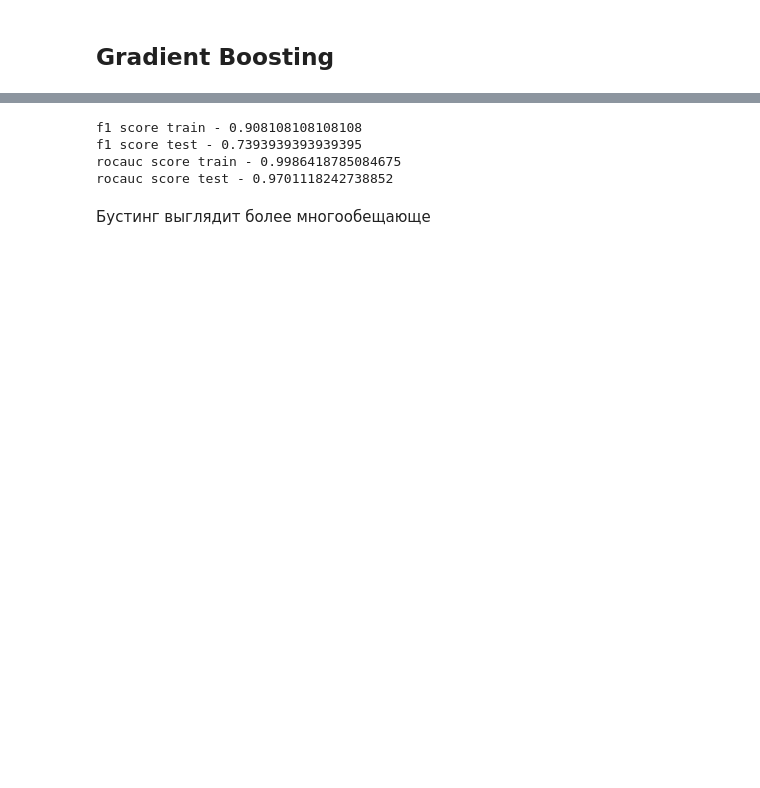
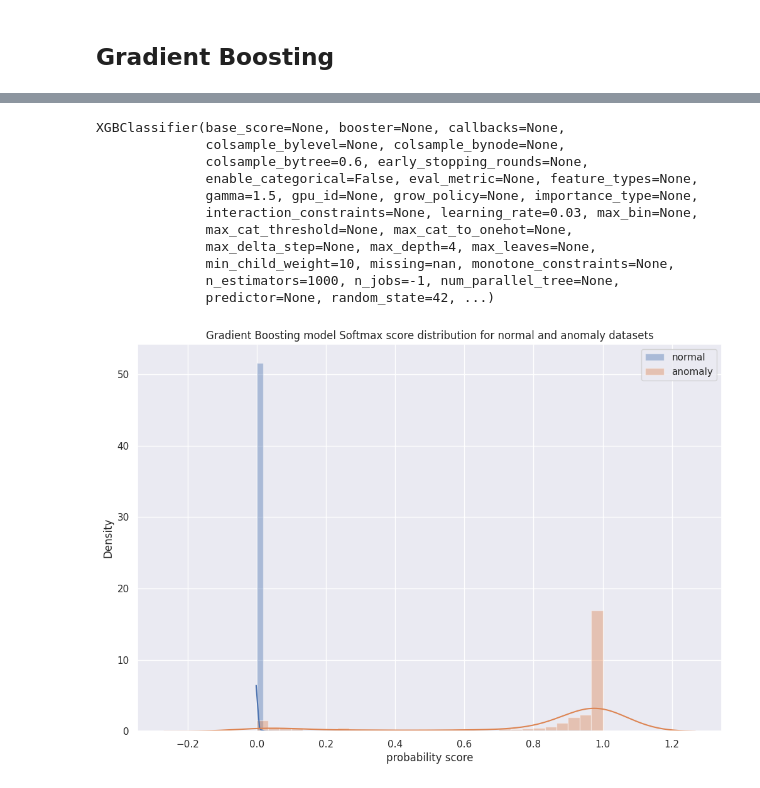
Before and after one commit to nokiroki/Coursework_copy, a Jupyter notebook: notebooks/linear_model.ipynb, the cells around one changed output, grey strips where cells are left out. Drawn from its saved outputs; the diff is of its cells as text; code cells hidden in the pictures; blank space fills up the shorter version.

```diff
--- a/notebooks/linear_model.ipynb
+++ b/notebooks/linear_model.ipynb
@@ -512,12 +592,36 @@ xgb = XGBClassifier(
     random_state=random_state
 )
 xgb.fit(data_train, target_train)
-
-print_metrics(xgb, data_train, target_train, data_test, target_test)
 # %% [output]
-f1 score train - 0.908108108108108
-f1 score test - 0.7393939393939395
-rocauc score train - 0.9986418785084675
-rocauc score test - 0.9701118242738852
+XGBClassifier(base_score=None, booster=None, callbacks=None,
+              colsample_bylevel=None, colsample_bynode=None,
+              colsample_bytree=0.6, early_stopping_rounds=None,
+              enable_categorical=False, eval_metric=None, feature_types=None,
+              gamma=1.5, gpu_id=None, grow_policy=None, importance_type=None,
+              interaction_constraints=None, learning_rate=0.03, max_bin=None,
+              max_cat_threshold=None, max_cat_to_onehot=None,
+              max_delta_step=None, max_depth=4, max_leaves=None,
+              min_child_weight=10, missing=nan, monotone_constraints=None,
+              n_estimators=1000, n_jobs=-1, num_parallel_tree=None,
+              predictor=None, random_state=42, ...)
-# %% [markdown]
-Бустинг выглядит более многообещающе
+# %%
+train_scores = xgb.predict_proba(data_train)[:, 1]
+test_scores = xgb.predict_proba(data_test)[:, 1]
+
+norm_scores = xgb.predict_proba(data_norm)[:, 1]
+anom_scores = xgb.predict_proba(data_anom)[:, 1]
+# %%
+scores_distr = {
+    "normal": norm_scores,
+    "anomaly": anom_scores,
+}
+
+draw_score_distr_plot(
+    scores_distr=scores_distr,
+    score_type="probability",
+    model_name="Gradient Boosting",
+    in_data_name="normal",
+    out_data_name="anomaly",
+)
+# %% [output]
+[figure, added]
```
Also changed, not shown: parts of 37 cells of this notebook, 23 other files.
